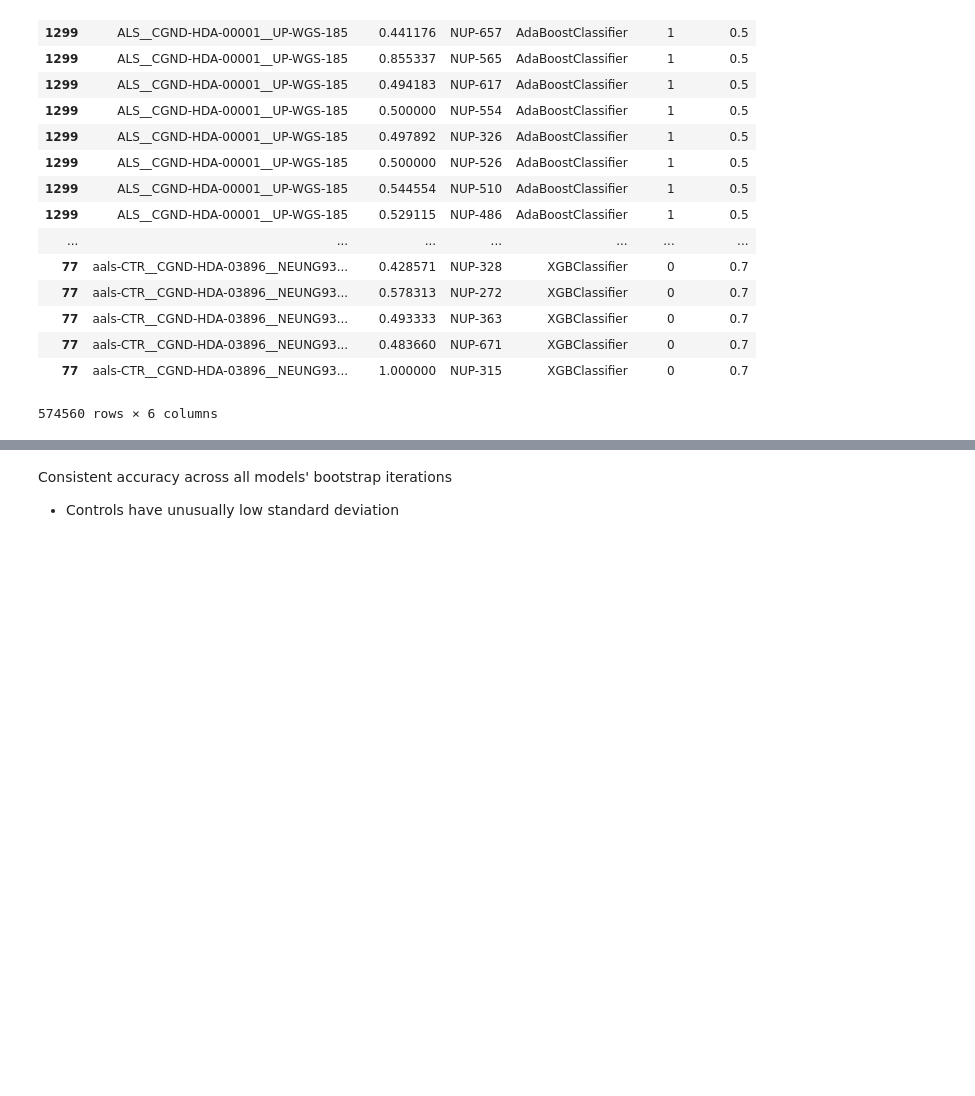
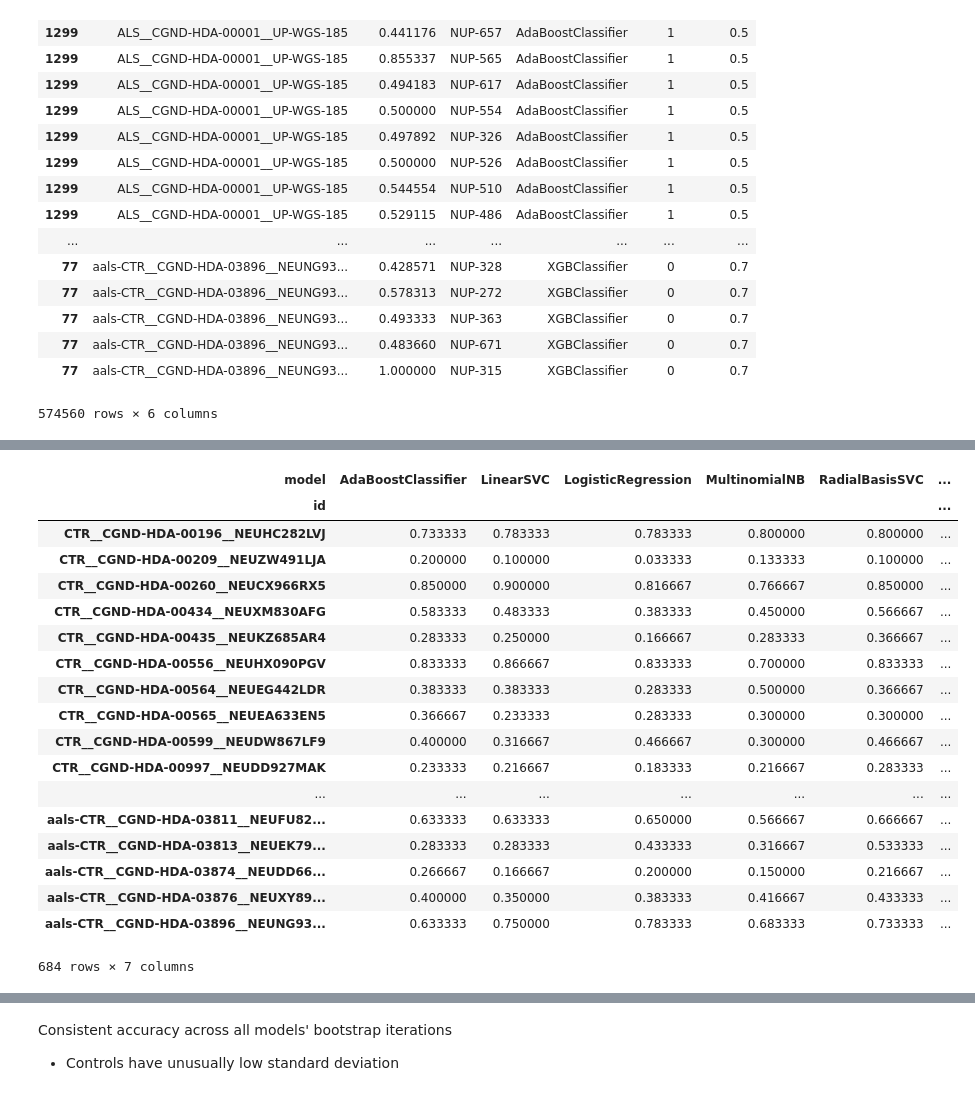
Before and after one commit to ejmockler/case-control-genomics-evaluation, a Jupyter notebook: notebook/ALS_genomics_sample_analysis.ipynb, the cells around one changed output, grey strips where cells are left out. Drawn from its saved outputs; the diff is of its cells as text; code cells hidden in the pictures; blank space fills up the shorter version.

```diff
--- a/notebook/ALS_genomics_sample_analysis.ipynb
+++ b/notebook/ALS_genomics_sample_analysis.ipynb
@@ -212,0 +254,2 @@ fig.show()
+# %%
+accuracy_grouped_models_df = sampleResults.groupby(['id', 'model', 'label'])['accuracy'].mean().reset_index()
@@ -212,0 +277,25 @@ fig.show()
+# %%
+model_case_accuracy_pivot_df = accuracy_grouped_models_df.loc[accuracy_grouped_models_df['label']==1].pivot(index='id', columns='model', values='accuracy')
+model_control_accuracy_pivot_df = accuracy_grouped_models_df.loc[accuracy_grouped_models_df['label']==0].pivot(index='id', columns='model', values='accuracy')
+# %%
+model_control_accuracy_pivot_df
+# %% [output]
+| model | AdaBoostClassifier | LinearSVC | LogisticRegression | MultinomialNB | RadialBasisSVC | ... |
+| id |  |  |  |  |  | ... |
+| CTR__CGND-HDA-00196__NEUHC282LVJ | 0.733333 | 0.783333 | 0.783333 | 0.800000 | 0.800000 | ... |
+| CTR__CGND-HDA-00209__NEUZW491LJA | 0.200000 | 0.100000 | 0.033333 | 0.133333 | 0.100000 | ... |
+| CTR__CGND-HDA-00260__NEUCX966RX5 | 0.850000 | 0.900000 | 0.816667 | 0.766667 | 0.850000 | ... |
+| CTR__CGND-HDA-00434__NEUXM830AFG | 0.583333 | 0.483333 | 0.383333 | 0.450000 | 0.566667 | ... |
+| CTR__CGND-HDA-00435__NEUKZ685AR4 | 0.283333 | 0.250000 | 0.166667 | 0.283333 | 0.366667 | ... |
+| CTR__CGND-HDA-00556__NEUHX090PGV | 0.833333 | 0.866667 | 0.833333 | 0.700000 | 0.833333 | ... |
+| CTR__CGND-HDA-00564__NEUEG442LDR | 0.383333 | 0.383333 | 0.283333 | 0.500000 | 0.366667 | ... |
+| CTR__CGND-HDA-00565__NEUEA633EN5 | 0.366667 | 0.233333 | 0.283333 | 0.300000 | 0.300000 | ... |
+| CTR__CGND-HDA-00599__NEUDW867LF9 | 0.400000 | 0.316667 | 0.466667 | 0.300000 | 0.466667 | ... |
+| CTR__CGND-HDA-00997__NEUDD927MAK | 0.233333 | 0.216667 | 0.183333 | 0.216667 | 0.283333 | ... |
+| ... | ... | ... | ... | ... | ... | ... |
+| aals-CTR__CGND-HDA-03811__NEUFU82... | 0.633333 | 0.633333 | 0.650000 | 0.566667 | 0.666667 | ... |
+| aals-CTR__CGND-HDA-03813__NEUEK79... | 0.283333 | 0.283333 | 0.433333 | 0.316667 | 0.533333 | ... |
+| aals-CTR__CGND-HDA-03874__NEUDD66... | 0.266667 | 0.166667 | 0.200000 | 0.150000 | 0.216667 | ... |
+| aals-CTR__CGND-HDA-03876__NEUXY89... | 0.400000 | 0.350000 | 0.383333 | 0.416667 | 0.433333 | ... |
+| aals-CTR__CGND-HDA-03896__NEUNG93... | 0.633333 | 0.750000 | 0.783333 | 0.683333 | 0.733333 | ... |
+684 rows × 7 columns
```
Also changed, not shown: parts of 22 cells of this notebook.
